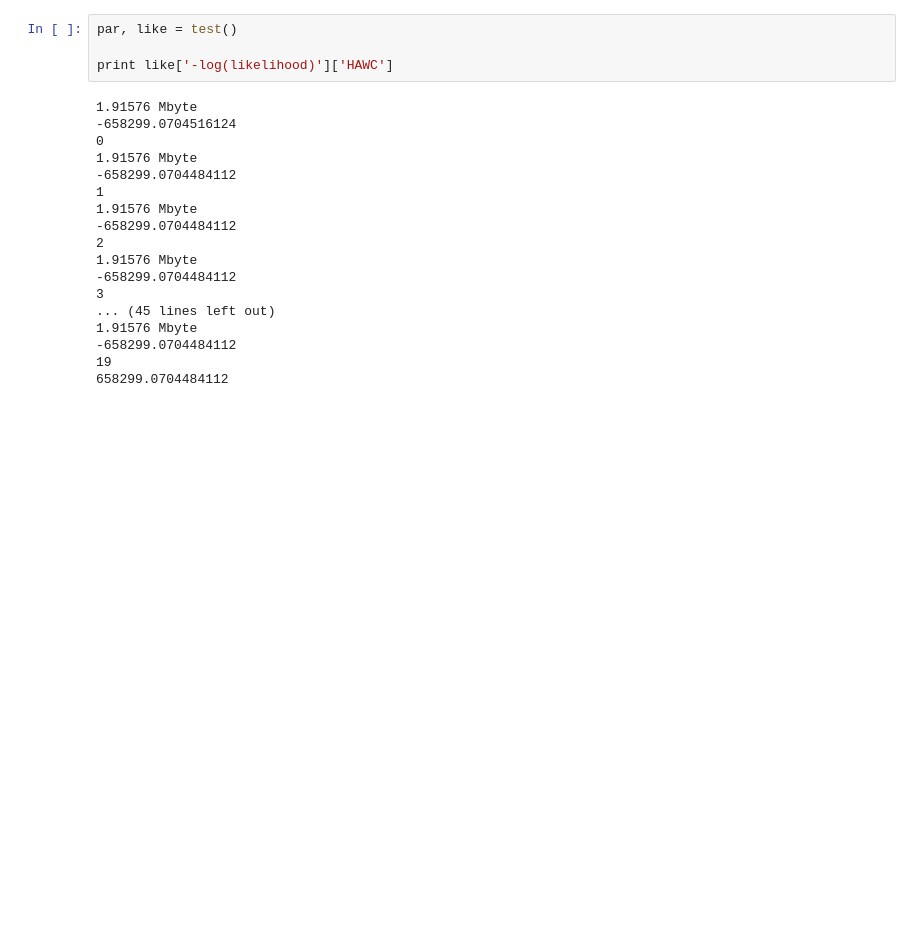
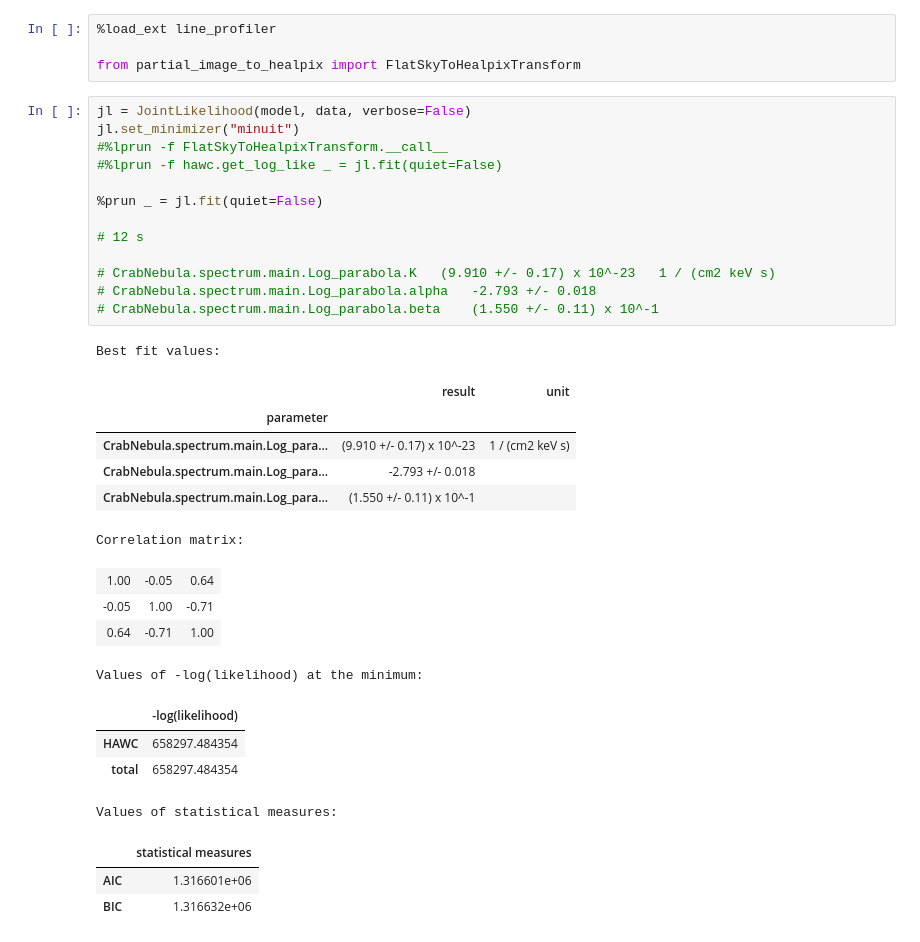
Before and after one commit to threeML/hawc_hal, a Jupyter notebook: hawc_data_reader/test_like.ipynb, the cells around one changed output. Cells and saved outputs as stored; diff of their text form; blank space fills up the shorter version.

```diff
--- a/hawc_data_reader/test_like.ipynb
+++ b/hawc_data_reader/test_like.ipynb
@@ -105,22 +84,36 @@ def test(n=20):
-# %%
-par, like = test()
-
-print like['-log(likelihood)']['HAWC']
-# %% [output]
-1.91576 Mbyte
--658299.0704516124
-0
-1.91576 Mbyte
--658299.0704484112
-1
-1.91576 Mbyte
--658299.0704484112
-2
-1.91576 Mbyte
--658299.0704484112
-3
-... (45 lines left out)
-1.91576 Mbyte
--658299.0704484112
-19
-658299.0704484112
+# %%
+%load_ext line_profiler
+
+from partial_image_to_healpix import FlatSkyToHealpixTransform
+# %%
+jl = JointLikelihood(model, data, verbose=False)
+jl.set_minimizer("minuit")
+#%lprun -f FlatSkyToHealpixTransform.__call__
+#%lprun -f hawc.get_log_like _ = jl.fit(quiet=False)
+
+%prun _ = jl.fit(quiet=False)
+
+# 12 s
+
+# CrabNebula.spectrum.main.Log_parabola.K	(9.910 +/- 0.17) x 10^-23	1 / (cm2 keV s)
+# CrabNebula.spectrum.main.Log_parabola.alpha	-2.793 +/- 0.018
+# CrabNebula.spectrum.main.Log_parabola.beta	(1.550 +/- 0.11) x 10^-1
+# %% [output]
+Best fit values:
+|  | result | unit |
+| parameter |  |  |
+| CrabNebula.spectrum.main.Log_para... | (9.910 +/- 0.17) x 10^-23 | 1 / (cm2 keV s) |
+| CrabNebula.spectrum.main.Log_para... | -2.793 +/- 0.018 |  |
+| CrabNebula.spectrum.main.Log_para... | (1.550 +/- 0.11) x 10^-1 |  |
+Correlation matrix:
+| 1.00 | -0.05 | 0.64 |
+| -0.05 | 1.00 | -0.71 |
+| 0.64 | -0.71 | 1.00 |
+Values of -log(likelihood) at the minimum:
+|  | -log(likelihood) |
+| HAWC | 658297.484354 |
+| total | 658297.484354 |
+Values of statistical measures:
+|  | statistical measures |
+| AIC | 1.316601e+06 |
+| BIC | 1.316632e+06 |
```
Also changed, not shown: parts of 10 cells of this notebook, 12 other files.
